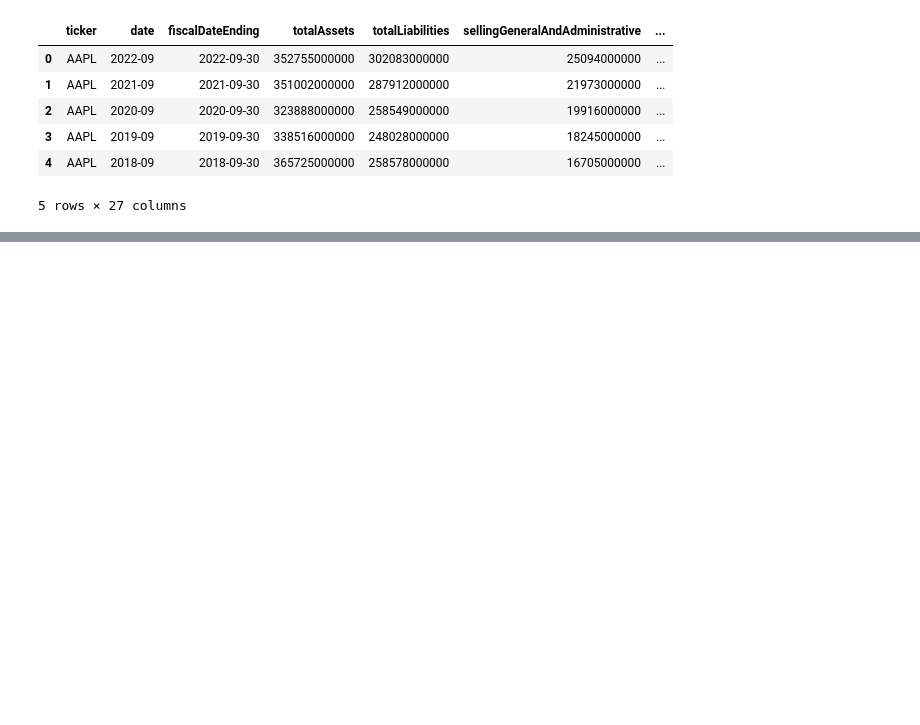
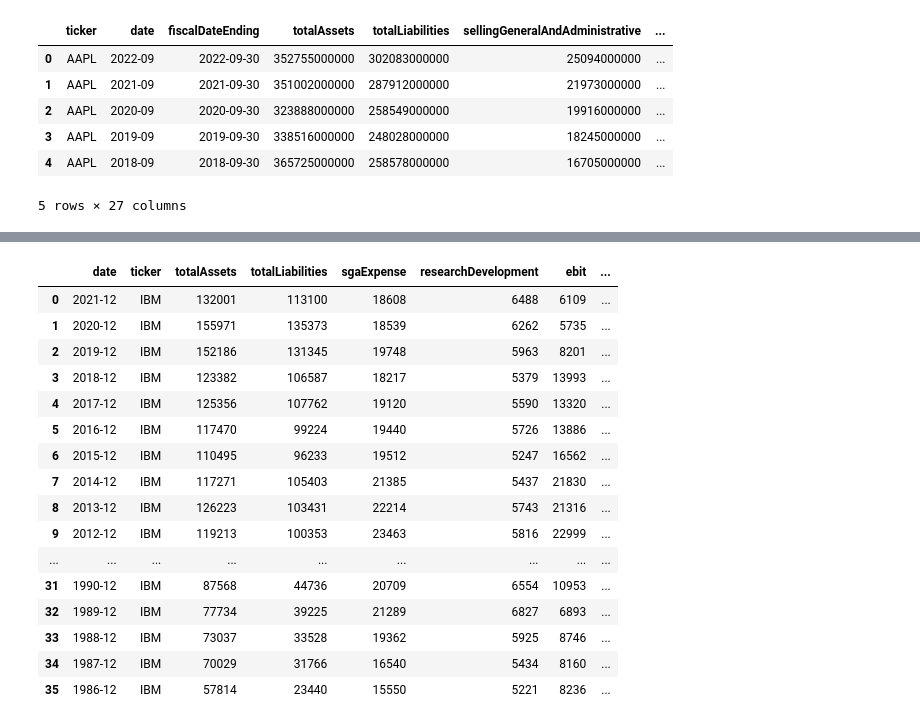
Before and after one commit to Aleengelstajn/Financial-APIs-Comparison-Python, a Jupyter notebook: API_downloads/Merge.ipynb, the cells around one changed output, grey strips where cells are left out. Saved outputs shown, nothing was run; the diff lists cells and outputs as text; code cells hidden in the pictures; blank space fills up the shorter version.

```diff
--- a/API_downloads/Merge.ipynb
+++ b/API_downloads/Merge.ipynb
@@ -152,0 +229,92 @@ alpha_vantage('AAPL')
+# %%
+def finnhub(ticker):
+
+    ''' Libraries '''
+    import requests
+    import os
+    import pandas as pd
+
+    from urllib.request import urlopen
+    import functools as ft
+    import finnhub
+    finnhub_client = finnhub.Client(api_key='cagpcp2ad3i02fchaga0')
+
+
+
+
+
+    '''
+    Balance Sheet
+    '''
+    data = finnhub_client.financials(f'{ticker}', 'bs', 'annual')
+    df_balance = pd.DataFrame()
+    for j in range(len(data['financials'])):
+        df = pd.DataFrame(data['financials'][j], index=[1])
+        df_balance = pd.concat([df_balance, df], axis=0)
+    cols = list(df_balance.columns)
+    cols.remove('period')
+    cols.insert(0,'period')
+    df_balance = df_balance
+    #display(df_balance[cols].head(3))
+
+    '''
+    Income Statement
+    '''
+    data = finnhub_client.financials(f'{ticker}', 'ic', 'annual')
+    df_income = pd.DataFrame()
+    for k in range(len(data['financials'])):
+        df = pd.DataFrame(data['financials'][k], index=[1])
+        df_income = pd.concat([df_income, df], axis=0)
+    cols = list(df_income.columns)
+    cols.remove('period')
+    cols.insert(0,'period')
+    df_income = df_income[cols]
+    #display(df_income.head(3))
+
+    '''
+    Cash Flow
+    '''
+    data = finnhub_client.financials(f'{ticker}', 'cf', 'annual')
+    df_cash = pd.DataFrame()
+    for q in range(len(data['financials'])):
+        try:
+            df = pd.DataFrame(data['financials'][q], index=[1])
+            df_cash  = pd.concat([df_cash, df], axis=0)
+        except:
+            print(q)
+            pass
+    cols = list(df_cash.columns)
+    cols.remove('period')
+    cols.insert(0, 'period')
+    df_cash = df_cash[cols]
+    #display(df_cash.head(3))
+
+    dfs = [df_cash, df_balance, df_income]
+    df_final = ft.reduce(lambda left, right: pd.merge(left, right, on='period'), dfs)
+
+    df_final['date'] = pd.to_datetime(df_final['period'])
+    df_final['date'] = df_final.date.dt.strftime('%Y-%m')
+    df_final['ticker'] = ticker
+    tabla = pd.read_excel('../Merge.xlsx')
+    columns = ['date', 'ticker'] + list(tabla.tag_finn)
+
+    return df_final[columns]
+finnhub('IBM')
+# %% [output]
+|  | date | ticker | totalAssets | totalLiabilities | sgaExpense | researchDevelopment | ebit | ... |
+| 0 | 2021-12 | IBM | 132001 | 113100 | 18608 | 6488 | 6109 | ... |
+| 1 | 2020-12 | IBM | 155971 | 135373 | 18539 | 6262 | 5735 | ... |
+| 2 | 2019-12 | IBM | 152186 | 131345 | 19748 | 5963 | 8201 | ... |
+| 3 | 2018-12 | IBM | 123382 | 106587 | 18217 | 5379 | 13993 | ... |
+| 4 | 2017-12 | IBM | 125356 | 107762 | 19120 | 5590 | 13320 | ... |
+| 5 | 2016-12 | IBM | 117470 | 99224 | 19440 | 5726 | 13886 | ... |
+| 6 | 2015-12 | IBM | 110495 | 96233 | 19512 | 5247 | 16562 | ... |
+| 7 | 2014-12 | IBM | 117271 | 105403 | 21385 | 5437 | 21830 | ... |
+| 8 | 2013-12 | IBM | 126223 | 103431 | 22214 | 5743 | 21316 | ... |
+| 9 | 2012-12 | IBM | 119213 | 100353 | 23463 | 5816 | 22999 | ... |
+| ... | ... | ... | ... | ... | ... | ... | ... | ... |
+| 31 | 1990-12 | IBM | 87568 | 44736 | 20709 | 6554 | 10953 | ... |
+| 32 | 1989-12 | IBM | 77734 | 39225 | 21289 | 6827 | 6893 | ... |
+| 33 | 1988-12 | IBM | 73037 | 33528 | 19362 | 5925 | 8746 | ... |
+| 34 | 1987-12 | IBM | 70029 | 31766 | 16540 | 5434 | 8160 | ... |
+| 35 | 1986-12 | IBM | 57814 | 23440 | 15550 | 5221 | 8236 | ... |
```
Also changed, not shown: parts of 7 cells of this notebook, 7 other files.
